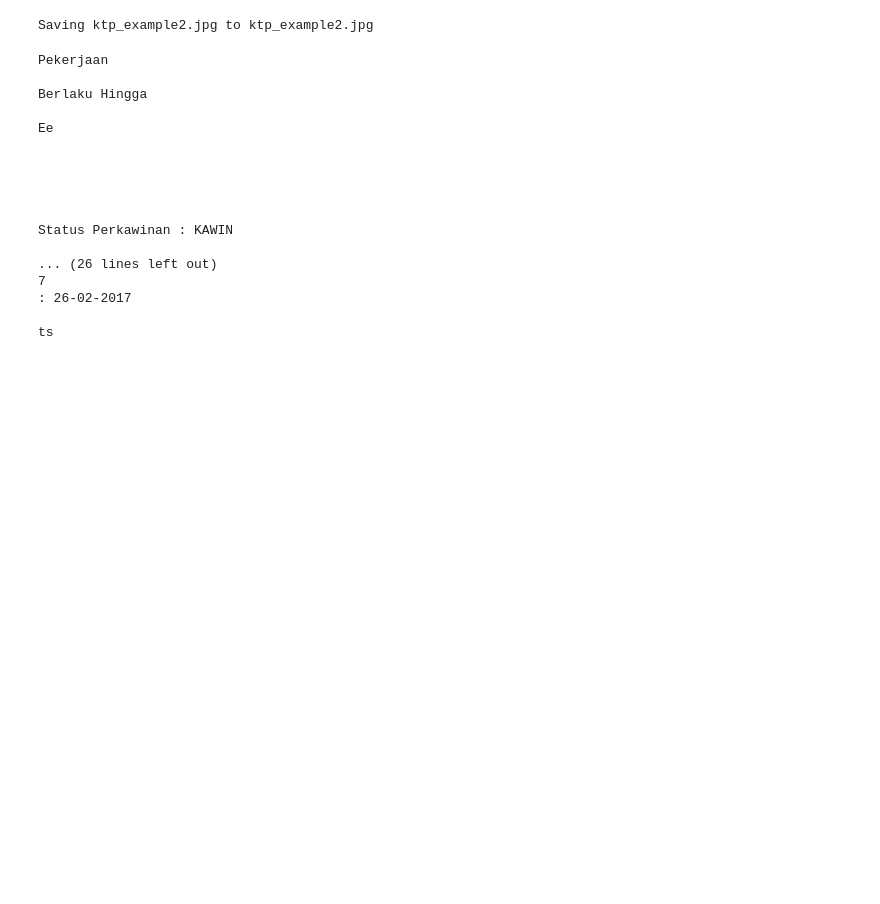
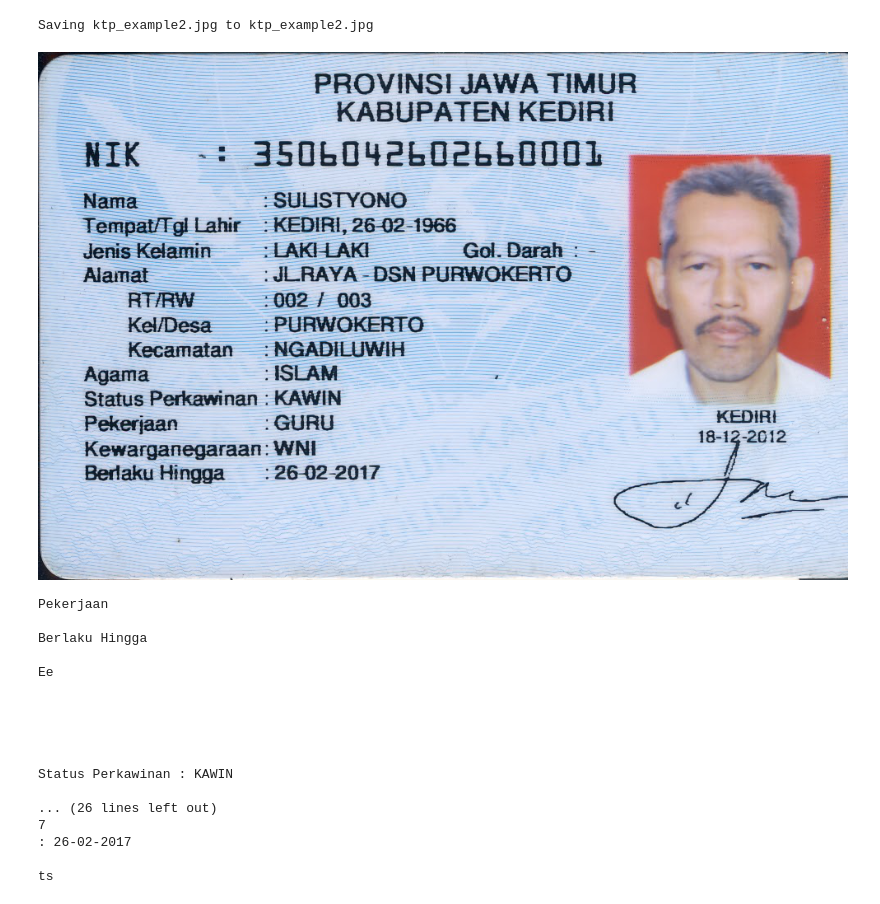
Before and after one commit to naufalihsan/tesseract, a Jupyter notebook: OCR.ipynb, the cells around one changed output. Cells and saved outputs as stored; diff of their text form; code cells hidden in the pictures; blank space fills up the shorter version.

```diff
--- a/OCR.ipynb
+++ b/OCR.ipynb
@@ -55,4 +50,9 @@ uploaded = files.upload()
 # %% [output]
 [interactive output not drawn]
 Saving ktp_example2.jpg to ktp_example2.jpg
+# %%
+ktp2 = Image.open('ktp_example2.jpg')
+ktp2
+# %% [output]
+[figure, added]
 # %%
```
Also changed, not shown: parts of 14 cells of this notebook.
